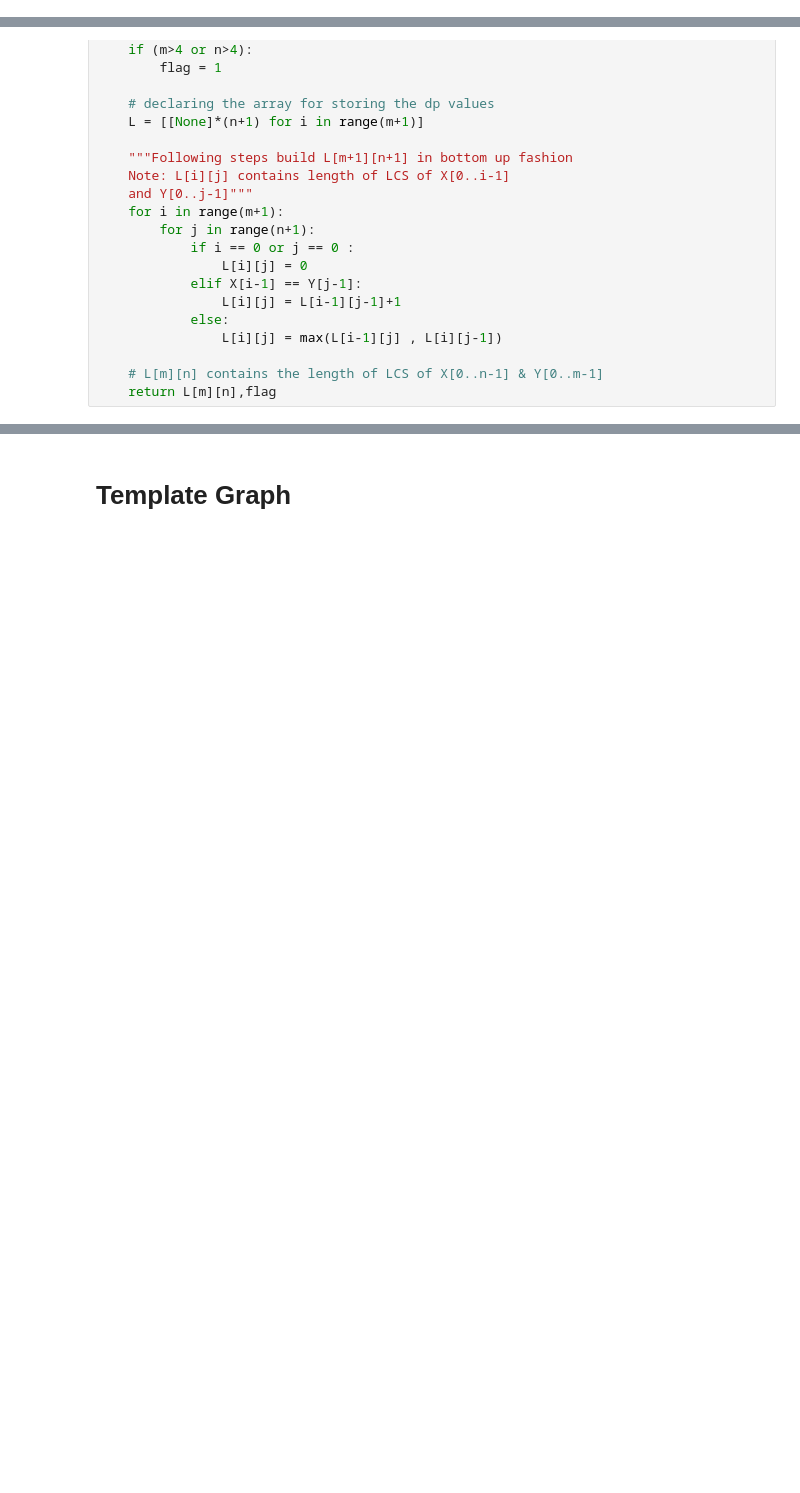
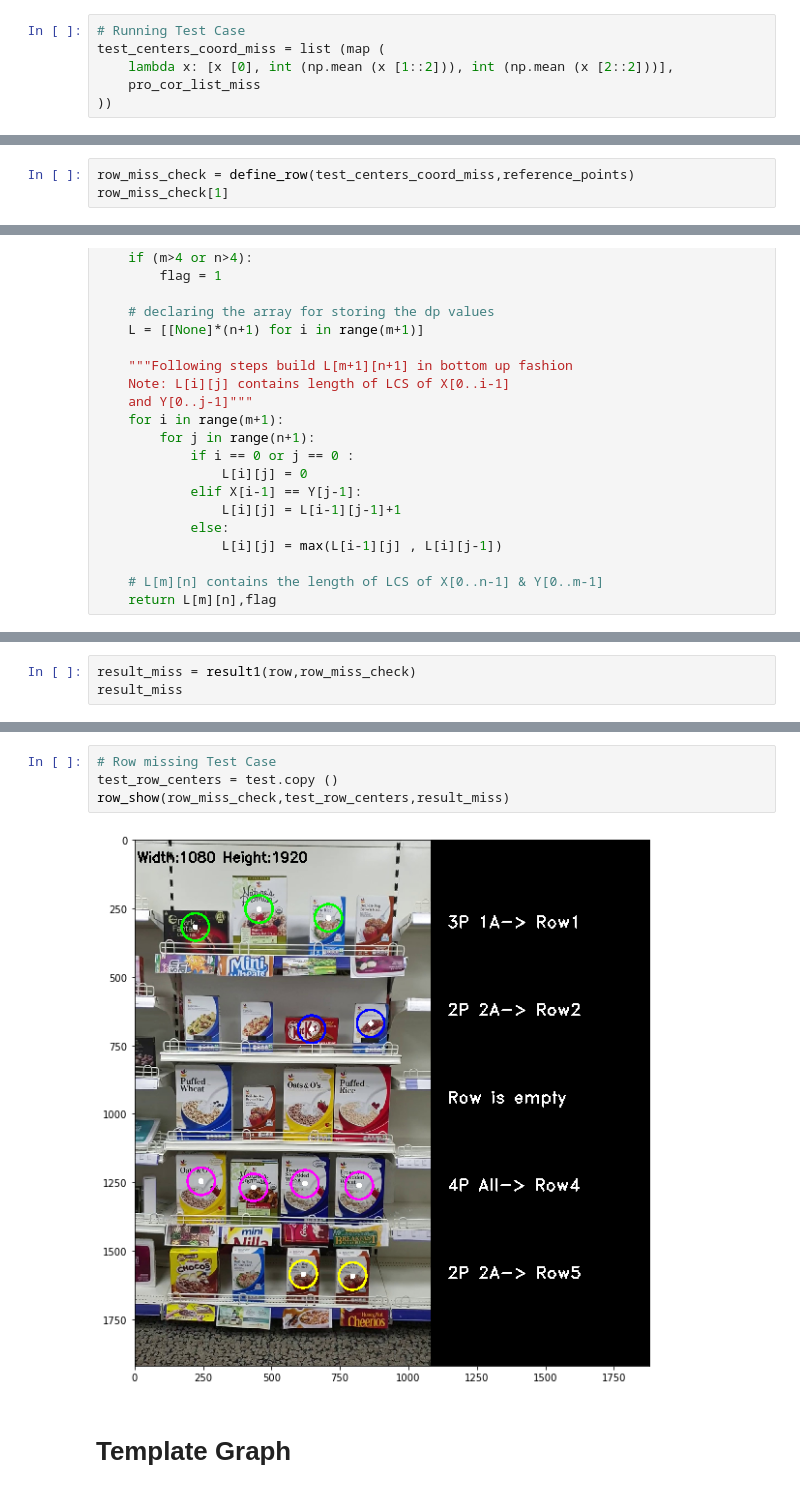
Before and after one commit to lkshttandon/Planogram_LSC, a Jupyter notebook: Planogram_LSC.ipynb, the cells around one changed output, grey strips where cells are left out. Drawn from its saved outputs; the diff is of its cells as text; blank space fills up the shorter version.

```diff
--- a/Planogram_LSC.ipynb
+++ b/Planogram_LSC.ipynb
@@ -196,6 +206,12 @@ test_centers_coord = list (map (
     lambda x: [x [0], int (np.mean (x [1::2])), int (np.mean (x [2::2]))],
     pro_cor_list
 ))
+# %%
+# Running Test Case
+test_centers_coord_miss = list (map (
+    lambda x: [x [0], int (np.mean (x [1::2])), int (np.mean (x [2::2]))],
+    pro_cor_list_miss
+))
 # %%
 template_centers = template.copy ()
 for coord in template_centers_coord:
@@ -413,3 +429,6 @@ row_test[1]
    'frosted_shredded_wheat43',
    'frosted_shredded_wheat44']],
  [['kitkat23', 'ziti24']]]
+# %%
+row_miss_check = define_row(test_centers_coord_miss,reference_points)
+row_miss_check[1]
@@ -516,0 +554,3 @@ result
+# %%
+result_miss = result1(row,row_miss_check)
+result_miss
@@ -552,3 +603,9 @@ scores
+# %%
+# Row missing Test Case
+test_row_centers = test.copy ()
+row_show(row_miss_check,test_row_centers,result_miss)
+# %% [output]
+[figure, added]
 # %% [markdown]
 # Template Graph
 # %%
```
Also changed, not shown: parts of 10 cells of this notebook.
